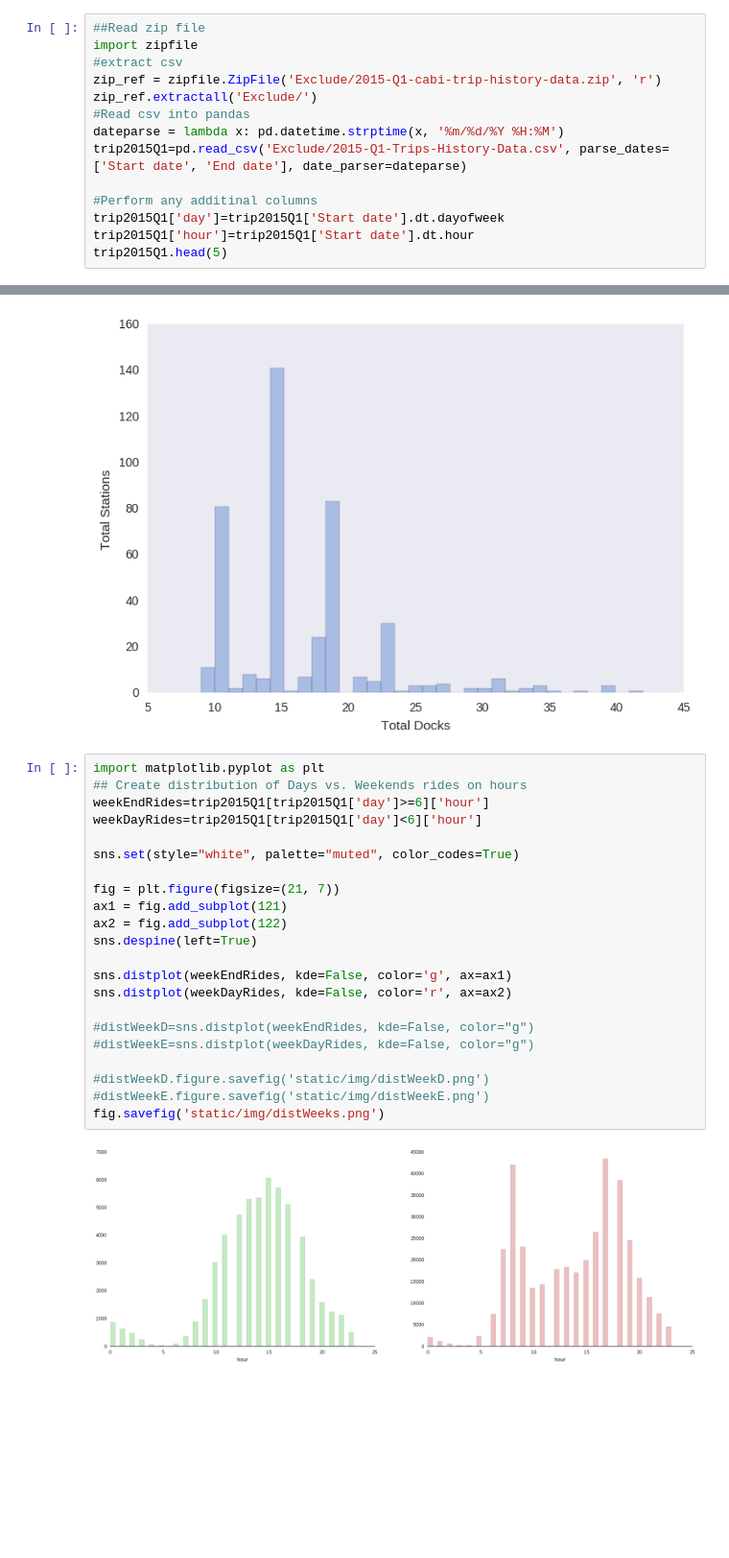
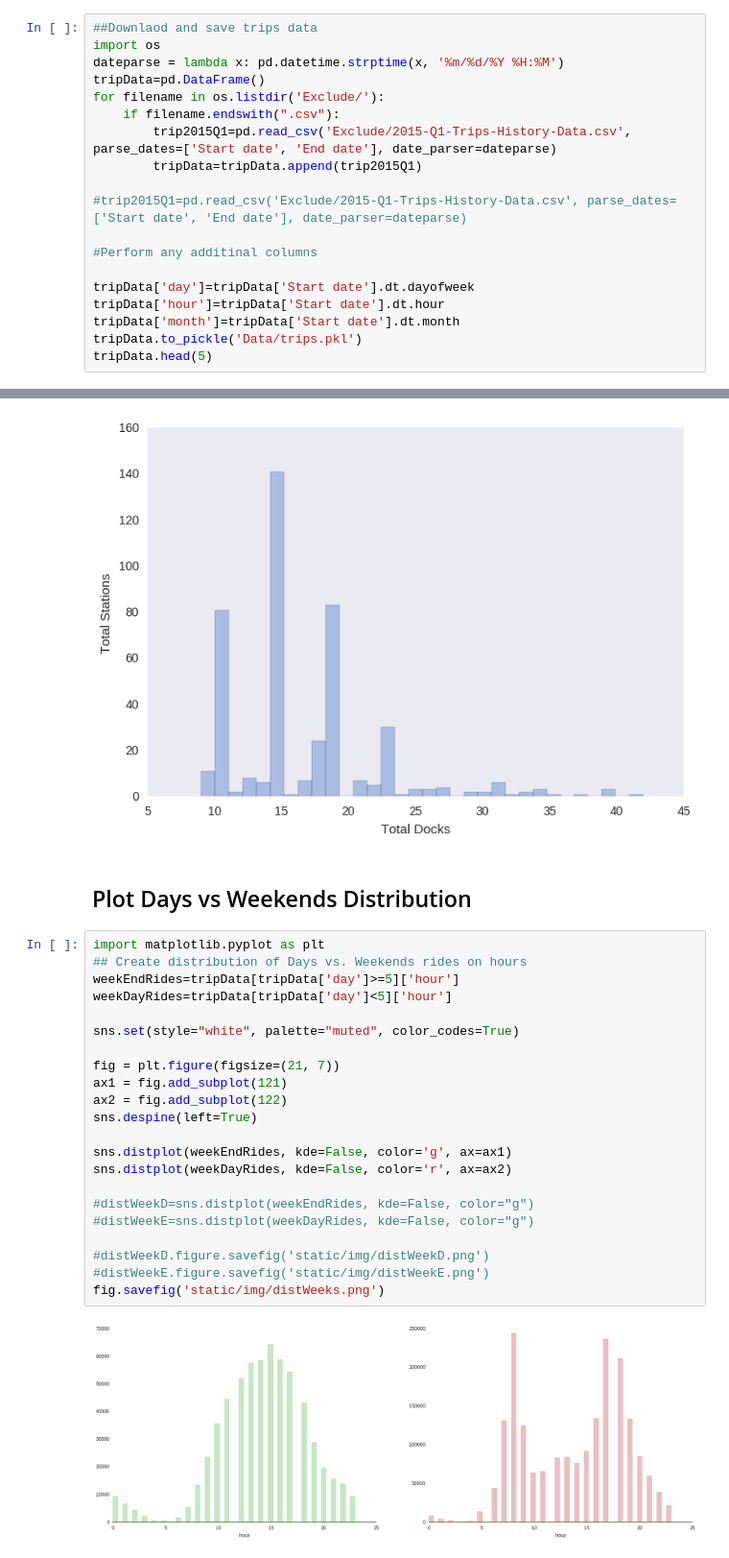
Before and after one commit to gonche1124/capstoneProject, a Jupyter notebook: Capstone Notebook.ipynb, the cells around one changed output, grey strips where cells are left out. Shown: that part at 96% size. Saved outputs shown, nothing was run; the diff lists cells and outputs as text; blank space fills up the shorter version.

```diff
--- a/Capstone Notebook.ipynb
+++ b/Capstone Notebook.ipynb
@@ -43,17 +63,22 @@ testCase='https://s3.amazonaws.com/capitalbikeshare-data/2015-Q1-cabi-trip-histo
 # %%
-##Read zip file
-import zipfile
-#extract csv
-zip_ref = zipfile.ZipFile('Exclude/2015-Q1-cabi-trip-history-data.zip', 'r')
-zip_ref.extractall('Exclude/')
-#Read csv into pandas
+##Downlaod and save trips data
+import os
 dateparse = lambda x: pd.datetime.strptime(x, '%m/%d/%Y %H:%M')
-trip2015Q1=pd.read_csv('Exclude/2015-Q1-Trips-History-Data.csv', parse_dates=['Start date', 'End date'], date_parser=dateparse)
+tripData=pd.DataFrame()
+for filename in os.listdir('Exclude/'):
+    if filename.endswith(".csv"):
+        trip2015Q1=pd.read_csv('Exclude/2015-Q1-Trips-History-Data.csv', parse_dates=['Start date', 'End date'], date_parser=dateparse)
+        tripData=tripData.append(trip2015Q1)
+
+#trip2015Q1=pd.read_csv('Exclude/2015-Q1-Trips-History-Data.csv', parse_dates=['Start date', 'End date'], date_parser=dateparse)
 
 #Perform any additinal columns
-trip2015Q1['day']=trip2015Q1['Start date'].dt.dayofweek
-trip2015Q1['hour']=trip2015Q1['Start date'].dt.hour
-trip2015Q1.head(5)
+
+tripData['day']=tripData['Start date'].dt.dayofweek
+tripData['hour']=tripData['Start date'].dt.hour
+tripData['month']=tripData['Start date'].dt.month
+tripData.to_pickle('Data/trips.pkl')
+tripData.head(5)
 # %% [output]
 |  | Total duration (ms) | Start date | Start station | End date | End station | Bike number | Subscription Type | ... |
 | 0 | 2394764 | 2015-01-01 00:02:00 | Constitution Ave & 2nd St NW/DOL | 2015-01-01 00:42:00 | 15th & K St NW | W00612 | Casual | ... |
@@ -91,27 +115,29 @@ diPlot.set(xlabel='Total Docks', ylabel='Total Stations')
 diPlot.figure.savefig('static/img/distStations.png')
 # %% [output]
 [figure]
+# %% [markdown]
+## Plot Days vs Weekends Distribution
 # %%
 import matplotlib.pyplot as plt
 ## Create distribution of Days vs. Weekends rides on hours
-weekEndRides=trip2015Q1[trip2015Q1['day']>=6]['hour']
-weekDayRides=trip2015Q1[trip2015Q1['day']<6]['hour']
+weekEndRides=tripData[tripData['day']>=5]['hour']
+weekDayRides=tripData[tripData['day']<5]['hour']
 
 sns.set(style="white", palette="muted", color_codes=True)
 
 fig = plt.figure(figsize=(21, 7))
 ax1 = fig.add_subplot(121)
 ax2 = fig.add_subplot(122)
 sns.despine(left=True)
 
 sns.distplot(weekEndRides, kde=False, color='g', ax=ax1)
 sns.distplot(weekDayRides, kde=False, color='r', ax=ax2)
 
 #distWeekD=sns.distplot(weekEndRides, kde=False, color="g")
 #distWeekE=sns.distplot(weekDayRides, kde=False, color="g")
 
 #distWeekD.figure.savefig('static/img/distWeekD.png')
 #distWeekE.figure.savefig('static/img/distWeekE.png')
 fig.savefig('static/img/distWeeks.png')
 # %% [output]
-[figure, old version]
+[figure, new version]
```
Also changed, not shown: parts of 20 cells of this notebook, 2 other files.
